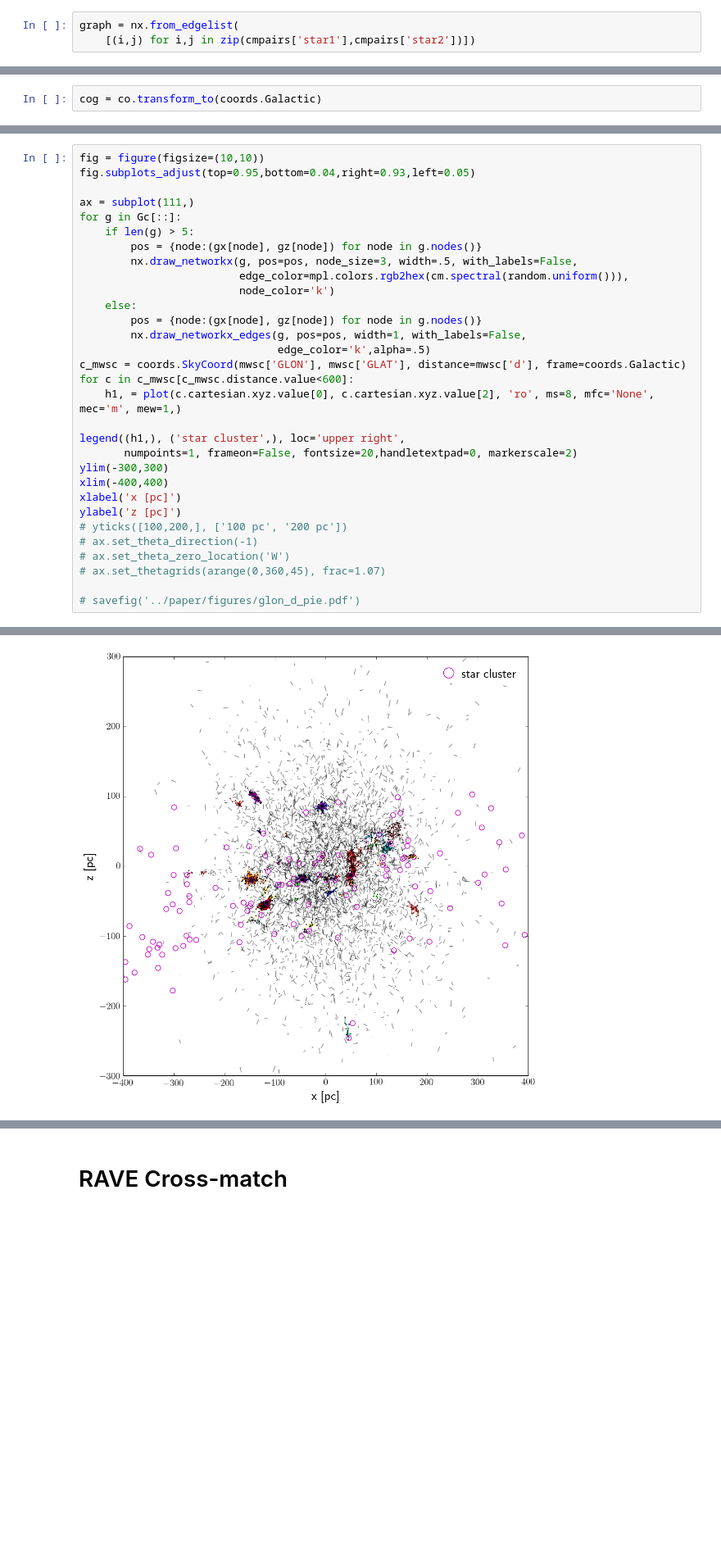
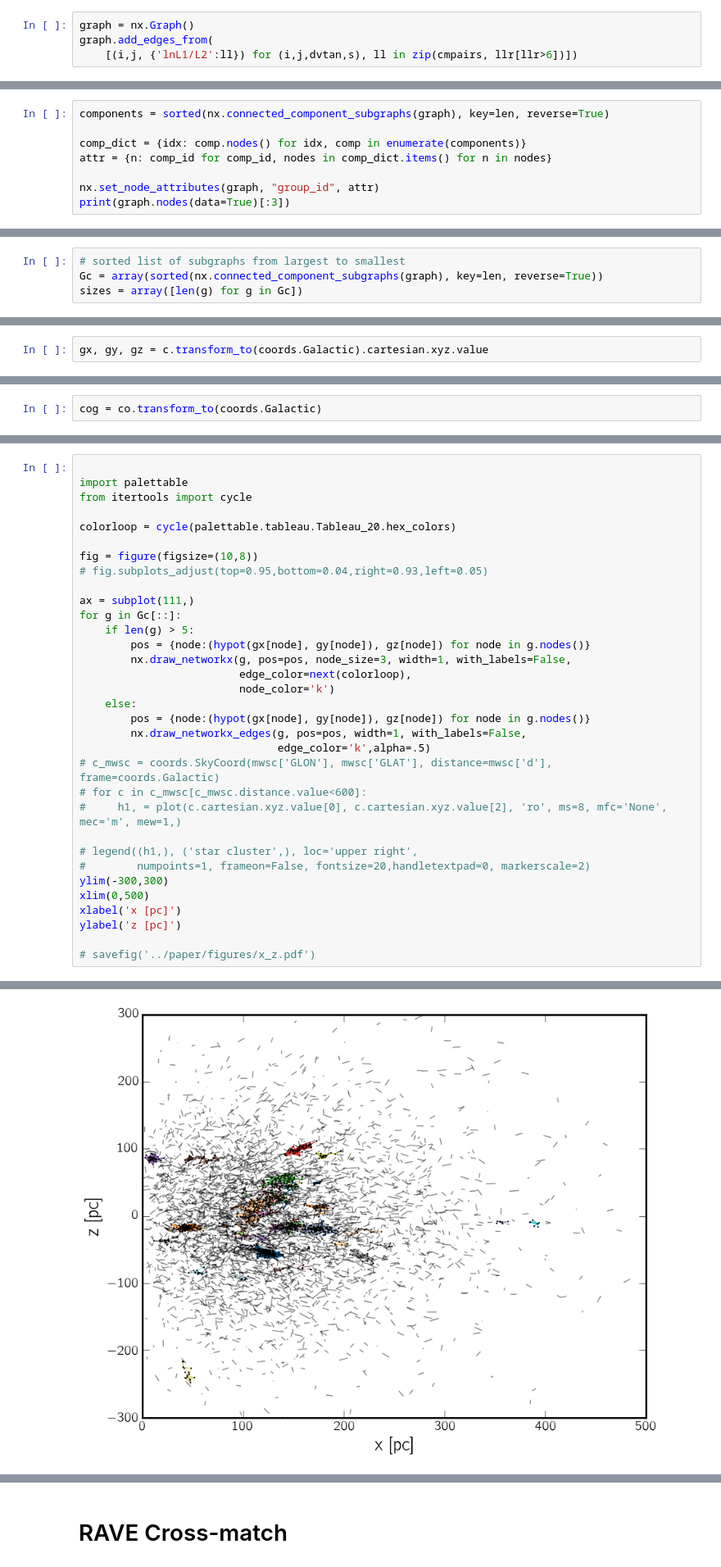
Before and after one commit to smoh/gaia-comoving-stars, a Jupyter notebook: notebooks/results.ipynb, the cells around one changed output, grey strips where cells are left out. Shown at 82% size. Cells and saved outputs as stored; diff of their text form; blank space fills up the shorter version.

```diff
--- a/notebooks/results.ipynb
+++ b/notebooks/results.ipynb
@@ -249,6 +265,7 @@ sum(llr_rand>6)/llr_rand.size, sum((llr_rand>6) & (pairidx_rand['delta_v']<10))/
 # %%
-graph = nx.from_edgelist(
-    [(i,j) for i,j in zip(cmpairs['star1'],cmpairs['star2'])])
+graph = nx.Graph()
+graph.add_edges_from(
+    [(i,j, {'lnL1/L2':ll}) for (i,j,dvtan,s), ll in zip(cmpairs, llr[llr>6])])
 # %%
 connected = array([array(list(c)) for c in nx.connected_components(graph)])
 sizes = array([len(c) for c in nx.connected_components(graph)])
@@ -287,0 +297,8 @@ savefig('../paper/figures/dist_networksize.pdf')
+# %%
+components = sorted(nx.connected_component_subgraphs(graph), key=len, reverse=True)
+
+comp_dict = {idx: comp.nodes() for idx, comp in enumerate(components)}
+attr = {n: comp_id for comp_id, nodes in comp_dict.items() for n in nodes}
+
+nx.set_node_attributes(graph, "group_id", attr)
+print(graph.nodes(data=True)[:3])
@@ -292,3 +500,7 @@ sizes = array([len(g) for g in Gc])
+# %%
+# sorted list of subgraphs from largest to smallest
+Gc = array(sorted(nx.connected_component_subgraphs(graph), key=len, reverse=True))
+sizes = array([len(g) for g in Gc])
 # %%
 from mpl_toolkits.axes_grid1 import ImageGrid
 import matplotlib.gridspec as gridspec
@@ -496,0 +721,2 @@ tgas[704255].l, d[704255], tgas[1325999].l, d[1325999]
+# %%
+gx, gy, gz = c.transform_to(coords.Galactic).cartesian.xyz.value
@@ -517,34 +828,36 @@ ylabel('z [pc]')
 # %%
-fig = figure(figsize=(10,10))
-fig.subplots_adjust(top=0.95,bottom=0.04,right=0.93,left=0.05)
+
+import palettable
+from itertools import cycle
+
+colorloop = cycle(palettable.tableau.Tableau_20.hex_colors)
+
+fig = figure(figsize=(10,8))
+# fig.subplots_adjust(top=0.95,bottom=0.04,right=0.93,left=0.05)
 
 ax = subplot(111,)
 for g in Gc[::]:
     if len(g) > 5:
-        pos = {node:(gx[node], gz[node]) for node in g.nodes()}
-        nx.draw_networkx(g, pos=pos, node_size=3, width=.5, with_labels=False,
-                         edge_color=mpl.colors.rgb2hex(cm.spectral(random.uniform())),
+        pos = {node:(hypot(gx[node], gy[node]), gz[node]) for node in g.nodes()}
+        nx.draw_networkx(g, pos=pos, node_size=3, width=1, with_labels=False,
+                         edge_color=next(colorloop),
                          node_color='k')
     else:
-        pos = {node:(gx[node], gz[node]) for node in g.nodes()}
+        pos = {node:(hypot(gx[node], gy[node]), gz[node]) for node in g.nodes()}
         nx.draw_networkx_edges(g, pos=pos, width=1, with_labels=False,
                                edge_color='k',alpha=.5)
-c_mwsc = coords.SkyCoord(mwsc['GLON'], mwsc['GLAT'], distance=mwsc['d'], frame=coords.Galactic)
-for c in c_mwsc[c_mwsc.distance.value<600]:
-    h1, = plot(c.cartesian.xyz.value[0], c.cartesian.xyz.value[2], 'ro', ms=8, mfc='None', mec='m', mew=1,)
+# c_mwsc = coords.SkyCoord(mwsc['GLON'], mwsc['GLAT'], distance=mwsc['d'], frame=coords.Galactic)
+# for c in c_mwsc[c_mwsc.distance.value<600]:
+#     h1, = plot(c.cartesian.xyz.value[0], c.cartesian.xyz.value[2], 'ro', ms=8, mfc='None', mec='m', mew=1,)
 
-legend((h1,), ('star cluster',), loc='upper right',
-       numpoints=1, frameon=False, fontsize=20,handletextpad=0, markerscale=2)
+# legend((h1,), ('star cluster',), loc='upper right',
+#        numpoints=1, frameon=False, fontsize=20,handletextpad=0, markerscale=2)
 ylim(-300,300)
-xlim(-400,400)
+xlim(0,500)
 xlabel('x [pc]')
 ylabel('z [pc]')
-# yticks([100,200,], ['100 pc', '200 pc'])
-# ax.set_theta_direction(-1)
-# ax.set_theta_zero_location('W')
-# ax.set_thetagrids(arange(0,360,45), frac=1.07)
 
-# savefig('../paper/figures/glon_d_pie.pdf')
+# savefig('../paper/figures/x_z.pdf')
 # %% [output]
 <matplotlib.text.Text at 0x...>
-[figure, old version]
+[figure, new version]
```
Also changed, not shown: parts of 111 cells of this notebook, 9 other files.
